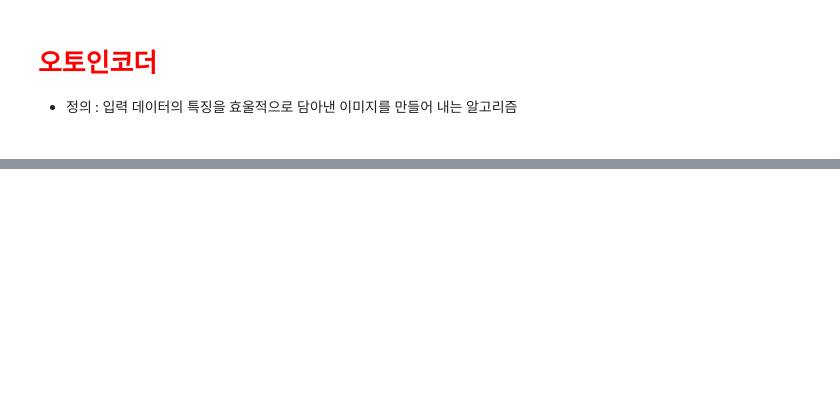
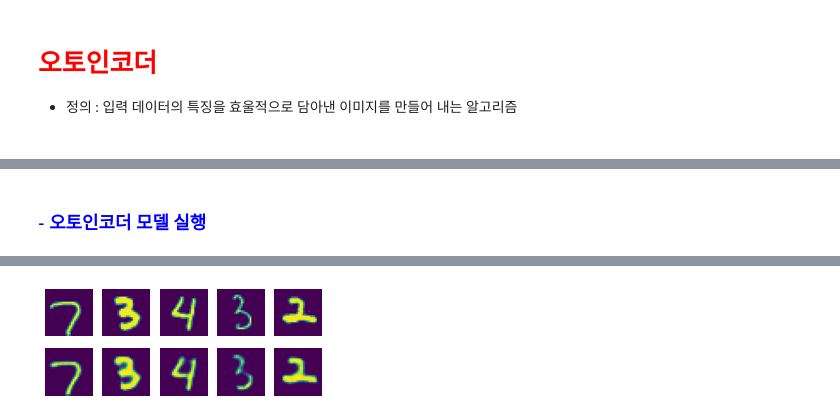
Before and after one commit to kimchangheon73/Machine_DeepLearning, a Jupyter notebook: DeepLearning/06_AutoEncorder.ipynb, the cells around one changed output, grey strips where cells are left out. Drawn from its saved outputs; the diff is of its cells as text; code cells hidden in the pictures; blank space fills up the shorter version.

```diff
--- a/DeepLearning/06_AutoEncorder.ipynb
+++ b/DeepLearning/06_AutoEncorder.ipynb
@@ -48,2 +51,62 @@ Trainable params: 3,145
 Non-trainable params: 0
 _________________________________________________________________
+# %% [markdown]
+### <span style= "color :blue"> - 오토인코더 모델 실행  </span>
+# %%
+from tensorflow import keras
+import numpy as np
+import matplotlib.pyplot as plt
+
+(x_train,_), (x_test, _) = keras.datasets.mnist.load_data()
+x_train = x_train.reshape(x_train.shape[0], 28, 28, 1).astype("float32") / 255
+x_test = x_test.reshape(x_test.shape[0], 28, 28, 1).astype("float32") / 255
+
+autoencoder = keras.Sequential()
+
+# 인코딩 부분 ---> 차원을 축소시키는 부분
+autoencoder.add(keras.layers.Conv2D(16, kernel_size=3, padding="same", input_shape=(28,28,1), activation="relu"))
+autoencoder.add(keras.layers.MaxPool2D(2, padding="same"))
+
+autoencoder.add(keras.layers.Conv2D(8, kernel_size=3, padding="same", activation="relu"))
+autoencoder.add(keras.layers.MaxPool2D(2, padding="same"))
+
+autoencoder.add(keras.layers.Conv2D(8, kernel_size=3, strides =2 ,padding="same", activation="relu"))
+
+
+# 디코딩 부분 ---> 차원을 점차 늘려 입력값과 똑같은 크기의 출력을 내보내는 부분
+autoencoder.add(keras.layers.Conv2D(8, kernel_size=3, padding="same", activation="relu"))
+autoencoder.add(keras.layers.UpSampling2D())
+
+autoencoder.add(keras.layers.Conv2D(8, kernel_size=3, padding="same", activation="relu"))
+autoencoder.add(keras.layers.UpSampling2D())
+
+autoencoder.add(keras.layers.Conv2D(16, kernel_size=3, activation="relu"))
+autoencoder.add(keras.layers.UpSampling2D())
+
+autoencoder.add(keras.layers.Conv2D(1, kernel_size=3, padding="same", activation="sigmoid"))
+
+
+# 컴파일 및 모델을 학습하는 부분
+autoencoder.compile(optimizer="adam", loss="binary_crossentropy")
+autoencoder.fit(x_train, x_train, epochs=50, batch_size = 128, validation_data=(x_test, x_test))
+
+# 학습된 결과를 출력하는 부분
+random_test = np.random.randint(x_test.shape[0], size=5)       # 앞서 만든 오토인코더 모델에 넣음
+
+# 테스트할 이미지를 랜덤으로 호출
+ae_imgs = autoencoder.predict(x_test)   # 앞서 만든 오토인코더 모델에 넣음
+
+plt.figure(figsize=(7,2))
+
+for i, img_idx in enumerate(random_test):
+    # 랜덤으로 뽑은 이미지를 차례로 나열
+    ax = plt.subplot(2,7,i+1)
+    # 테스트할 이미지를 그래도 보여줌
+    plt.imshow(x_test[img_idx].reshape(28,28))
+    ax.axis("off")
+    ax = plt.subplot(2,7,7+i+1)
+    # 오토인코더이 결과를 다음 열에 입력
+    plt.imshow(ae_imgs[img_idx].reshape(28,28))
+    ax.axis("off")
+plt.show()
+# %% [output]
@@ -49,0 +130 @@ _________________________________________________________________
+[figure, added]
```
Also changed, not shown: parts of 4 cells of this notebook, 1 other file.
